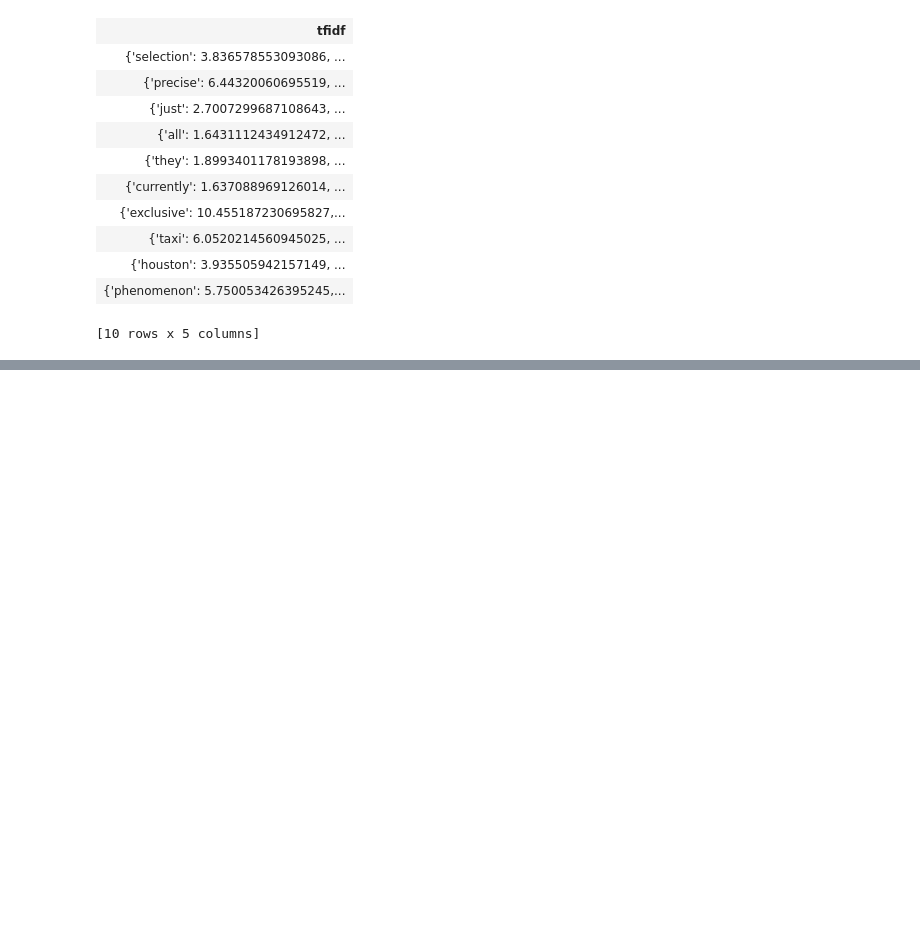
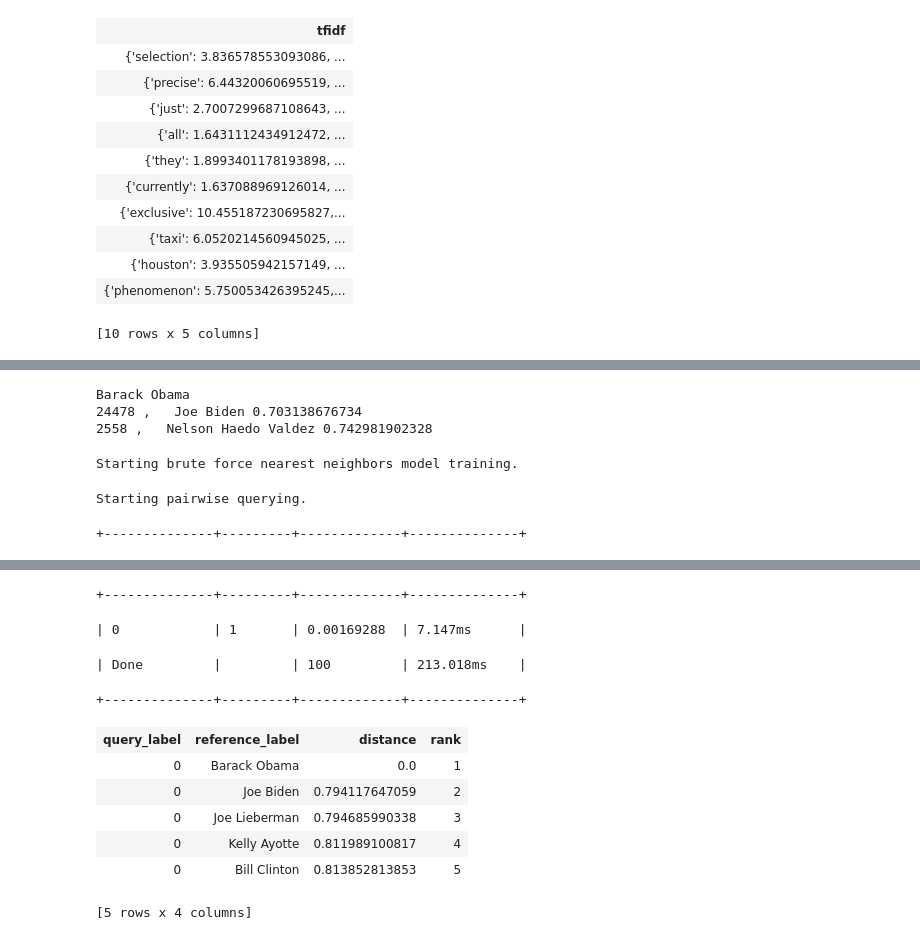
Before and after one commit to SYYoung/UW_MachineLearning, a Jupyter notebook: Course1/Week 4/Class4Note.ipynb, the cells around one changed output, grey strips where cells are left out. Cells and saved outputs as stored; diff of their text form; code cells hidden in the pictures; blank space fills up the shorter version.

```diff
--- a/Course1/Week 4/Class4Note.ipynb
+++ b/Course1/Week 4/Class4Note.ipynb
@@ -143,5 +139,5 @@ X1.head()
 # %%
-people['tfidf'] = graphlab.SFrame(tfidf)['X1']
+people['tfidf'] = tfidf
 people.head()
 # %% [output]
 | URI | name | text | word_count |
@@ -193,0 +174,2 @@ people['tfidf'][0]
+# %%
+obama = people[people['name'] == 'Barack Obama']
@@ -193,0 +215,12 @@ people['tfidf'][0]
+# %%
+
+(val, who_obama) = min((v, i) for i, v in enumerate(people_obama))
+print people['name'][who_obama]
+(val, who) = min((v, i) for i, v in enumerate(people_obama[:who_obama]))
+print who, ',  ', people['name'][who], val
+(val, who) = min((v, i) for i, v in enumerate(people_obama[who_obama+1:]))
+print who, ',  ', people['name'][who], val
+# %% [output]
+Barack Obama
+24478 ,   Joe Biden 0.703138676734
+2558 ,   Nelson Haedo Valdez 0.742981902328
@@ -193,0 +229,4 @@ people['tfidf'][0]
+# %%
+knn_model = graphlab.nearest_neighbors.create(people, features=['tfidf'], label='name')
+# %% [output]
+Starting brute force nearest neighbors model training.
@@ -193,0 +237,5 @@ people['tfidf'][0]
+# %%
+knn_model.query(obama)
+# %% [output]
+Starting pairwise querying.
++--------------+---------+-------------+--------------+
@@ -193,0 +243,11 @@ people['tfidf'][0]
++--------------+---------+-------------+--------------+
+| 0            | 1       | 0.00169288  | 7.147ms      |
+| Done         |         | 100         | 213.018ms    |
++--------------+---------+-------------+--------------+
+| query_label | reference_label | distance | rank |
+| 0 | Barack Obama | 0.0 | 1 |
+| 0 | Joe Biden | 0.794117647059 | 2 |
+| 0 | Joe Lieberman | 0.794685990338 | 3 |
+| 0 | Kelly Ayotte | 0.811989100817 | 4 |
+| 0 | Bill Clinton | 0.813852813853 | 5 |
+[5 rows x 4 columns]
```
Also changed, not shown: parts of 29 cells of this notebook.
